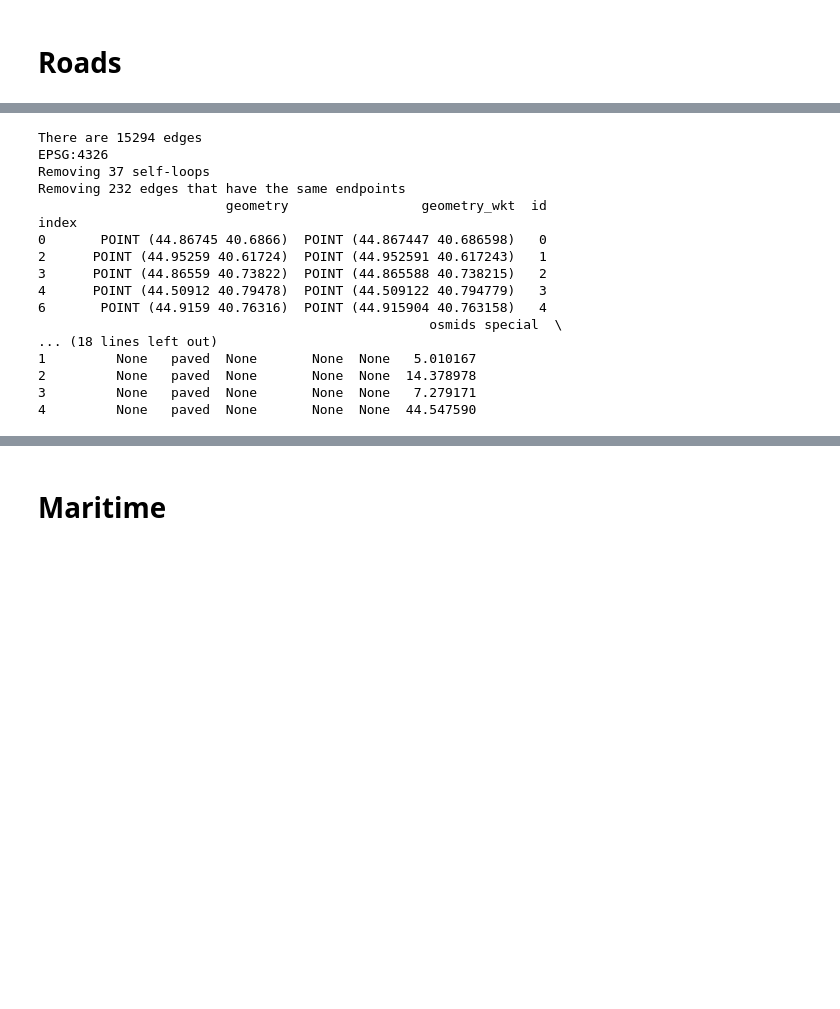
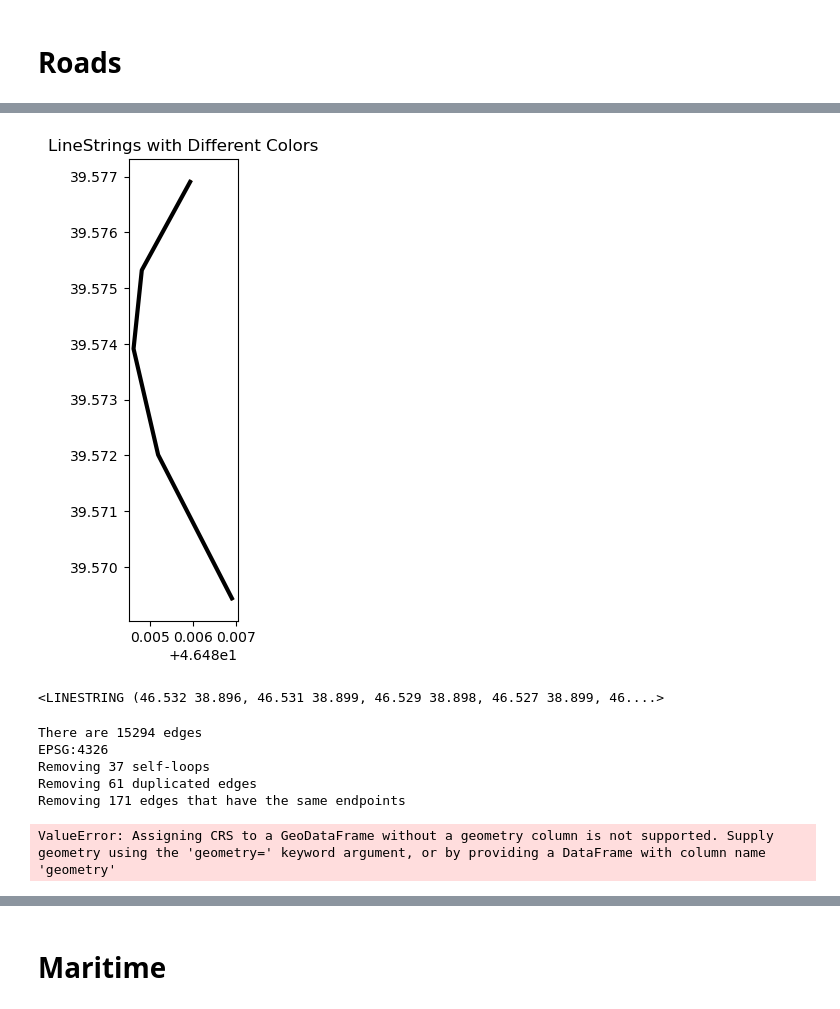
Before and after one commit to ccolon/disrupt-sc, a Jupyter notebook: dataprep/TransportNetwork.ipynb, the cells around one changed output, grey strips where cells are left out. Drawn from its saved outputs; the diff is of its cells as text; code cells hidden in the pictures; blank space fills up the shorter version.

```diff
--- a/dataprep/TransportNetwork.ipynb
+++ b/dataprep/TransportNetwork.ipynb
@@ -284,3 +584,23 @@ edges
+# %%
+import matplotlib.pyplot as plt
+
+# Plot each LineString with a different color
+fig, ax = plt.subplots(figsize=(10, 6))
+gdf = gpd.GeoDataFrame({"geometry":linestrings}, crs=edges.crs).iloc[[4, 5]]
+# Use a colormap to assign unique colors
+for i, line in enumerate(gdf["geometry"]):
+    gdf.iloc[[i]].plot(ax=ax, color=plt.cm.tab10(i), label=f"Line {i + 1}")
+
+gdf.iloc[[1]].plot(ax=ax, color='black', linewidth=3)
+# Add legend and labels
+ax.set_title("LineStrings with Different Colors")
+plt.show()
+# %% [output]
+[figure, added]
+# %%
+edges.loc[153].geometry.difference(edges.loc[153].geometry.intersection(edges.loc[1406].geometry))
+# %% [output]
+<LINESTRING (46.532 38.896, 46.531 38.899, 46.529 38.898, 46.527 38.899, 46....>
 # %%
 transport_mode = 'roads'
 special_suffix = "_osmsimp"  # _ximena leave empty "" otherwise
@@ -295,6 +615,12 @@ if cond.sum() > 0:
     print(f"Removing {cond.sum()} self-loops")
     edges = edges[~cond]
 
+# remove duplicated edges
+cond = edges['geometry'].to_wkt().duplicated()
+if cond.sum() > 0:
+    print(f"Removing {cond.sum()} duplicated edges")
+    edges = edges[~cond]
+
 # if several edges have the same start and end points, keep only one
 edges['end_set'] = edges.apply(lambda row: frozenset([row['end1'], row['end2']]), axis=1)  # Create a set representation of each row's end1 and end2
 cond = edges['end_set'].duplicated()
@@ -302,6 +628,11 @@ if cond.sum() > 0:
     print(f"Removing {cond.sum()} edges that have the same endpoints")
     edges = edges[~cond]
 edges = edges.drop(columns=['end_set'])  # Drop the temporary column
+edges['id'] = list(range(edges.shape[0]))
+edges.index = edges['id']
+
+edges = treat_overlapping_edges(edges)
+print(f"Check that all resulting geometries are LineString: {edges['geometry'].apply(lambda geom: geom.geom_type == 'LineString').all()}")
 
 # add columns
 edges['surface'] = 'paved'
@@ -315,28 +646,20 @@ if "name" not in edges.columns:
     edges['name'] = None
 if "special" not in edges.columns:
     edges['special'] = None
-edges = addKm(edges, projected_crs)
+
+#nodes, edges = create_nodes_and_update_edges(edges)
+#edges = remove_degree_2_nodes(edges)
+#edges = addKm(edges, projected_crs)
+
+print(f"There are {edges.shape[0]} edges")
+print(edges.head())
 
 # Exports
 #export(nodes, edges, input_folder, output_folder, transport_mode, special_suffix)
-
-print(nodes.head())
-print(edges.head())
 # %% [output]
 There are 15294 edges
 EPSG:4326
 Removing 37 self-loops
-Removing 232 edges that have the same endpoints
-                        geometry                 geometry_wkt  id
-index
-0       POINT (44.86745 40.6866)  POINT (44.867447 40.686598)   0
-2      POINT (44.95259 40.61724)  POINT (44.952591 40.617243)   1
-3      POINT (44.86559 40.73822)  POINT (44.865588 40.738215)   2
-4      POINT (44.50912 40.79478)  POINT (44.509122 40.794779)   3
-6       POINT (44.9159 40.76316)  POINT (44.915904 40.763158)   4
-                                                  osmids special  \
-... (18 lines left out)
-1         None   paved  None       None  None   5.010167
-2         None   paved  None       None  None  14.378978
-3         None   paved  None       None  None   7.279171
-4         None   paved  None       None  None  44.547590
+Removing 61 duplicated edges
+Removing 171 edges that have the same endpoints
+ValueError: Assigning CRS to a GeoDataFrame without a geometry column is not supported. Supply geometry using the 'geometry=' keyword argument, or by providing a DataFrame with column name 'geometry'
```
Also changed, not shown: parts of 24 cells of this notebook, 13 other files.
